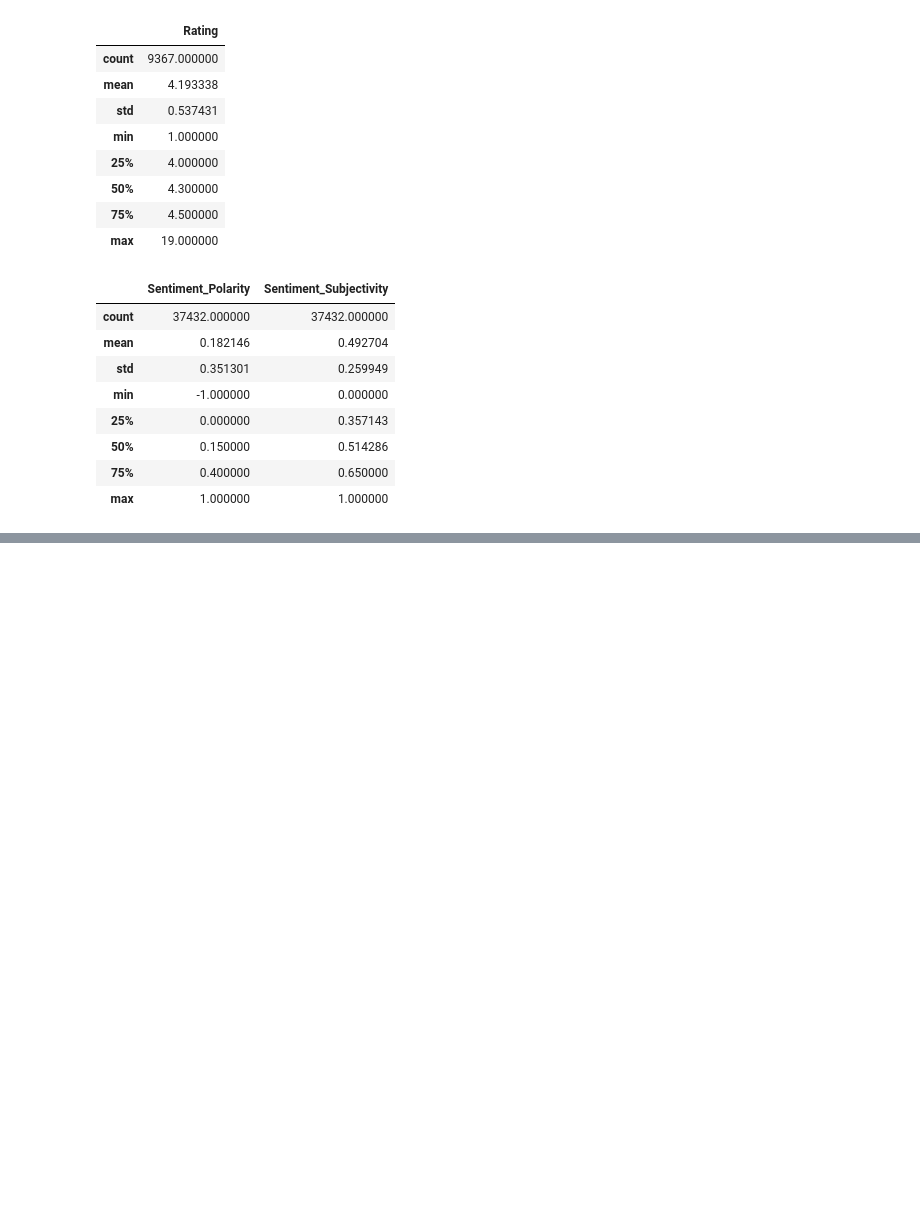
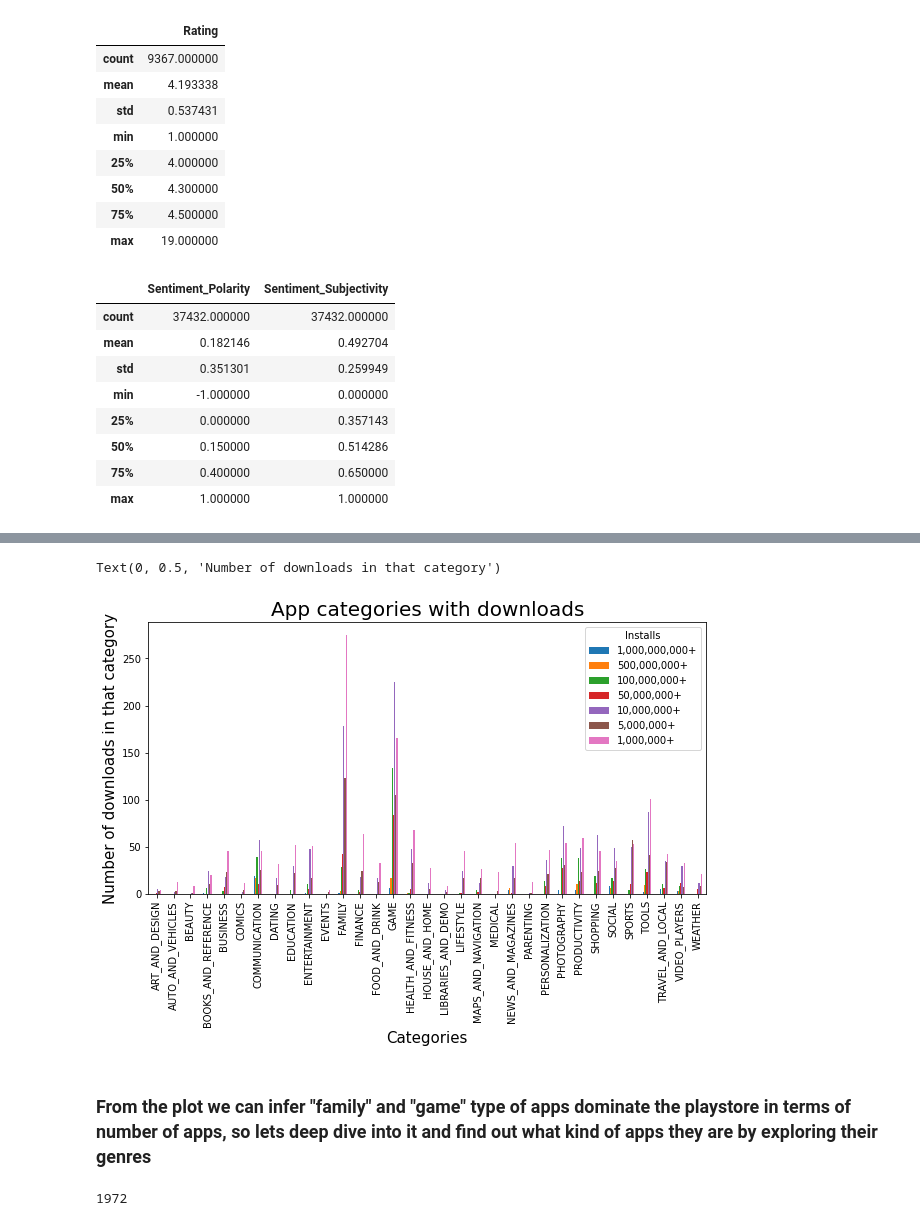
Before and after one commit to Selva-Subramanian/Playstore-Apps-Review-Analysis, a Jupyter notebook: Playstore_Apps_Review_Analysis.ipynb, the cells around one changed output, grey strips where cells are left out. Cells and saved outputs as stored; diff of their text form; code cells hidden in the pictures; blank space fills up the shorter version.

```diff
--- a/Playstore_Apps_Review_Analysis.ipynb
+++ b/Playstore_Apps_Review_Analysis.ipynb
@@ -137,0 +172,2 @@ Text(0, 0.5, 'Count of apps on playstore')
+# %%
+installs_df = df1.groupby('Category')['Installs'].value_counts().unstack()
@@ -137,0 +195,18 @@ Text(0, 0.5, 'Count of apps on playstore')
+# %%
+installs_df[['1,000,000,000+','500,000,000+','100,000,000+','50,000,000+','10,000,000+','5,000,000+','1,000,000+']].plot(kind='bar')
+plt.rcParams['figure.figsize'] = (30,5)
+plt.title('App categories with downloads',fontsize=20)
+plt.xlabel('Categories',fontsize=15)
+plt.ylabel('Number of downloads in that category',fontsize=15)
+# %% [output]
+Text(0, 0.5, 'Number of downloads in that category')
+[figure, added]
+# %% [markdown]
+### From the plot we can infer "family" and "game" type of apps dominate the playstore in terms of number of apps, so lets deep dive into it and find out what kind of apps they are by exploring their genres
+# %%
+df_family = df1[(df1['Category']=='FAMILY')]
+df_family_genre = df_family['Genres'].value_counts()
+df_family_genre_top = df_family_genre[df_family['Genres'].value_counts()>20]
+df_family_genre.sum()
+# %% [output]
+1972
```
Also changed, not shown: parts of 22 cells of this notebook.
